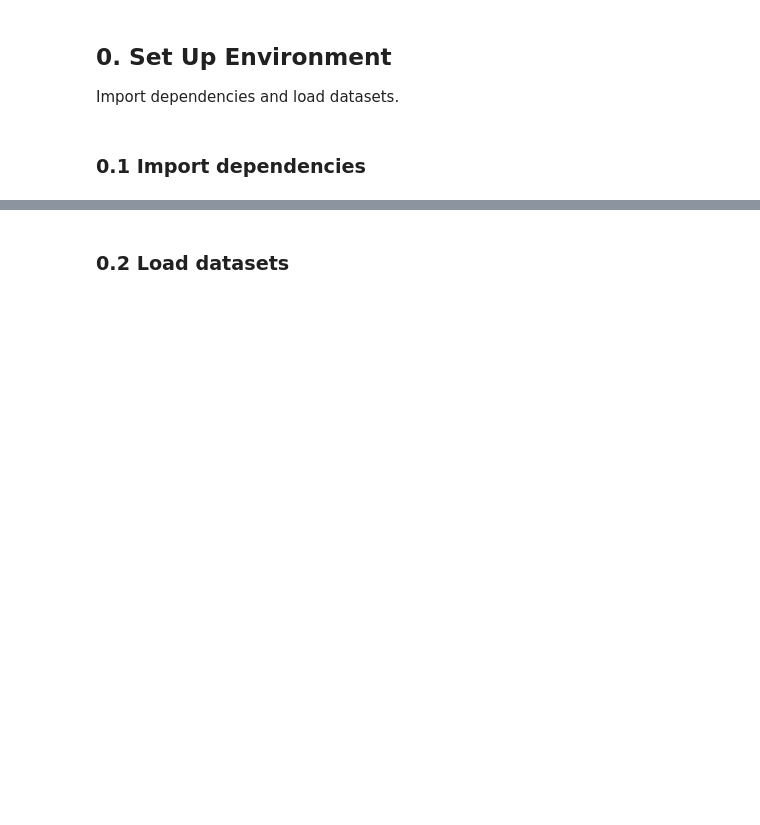
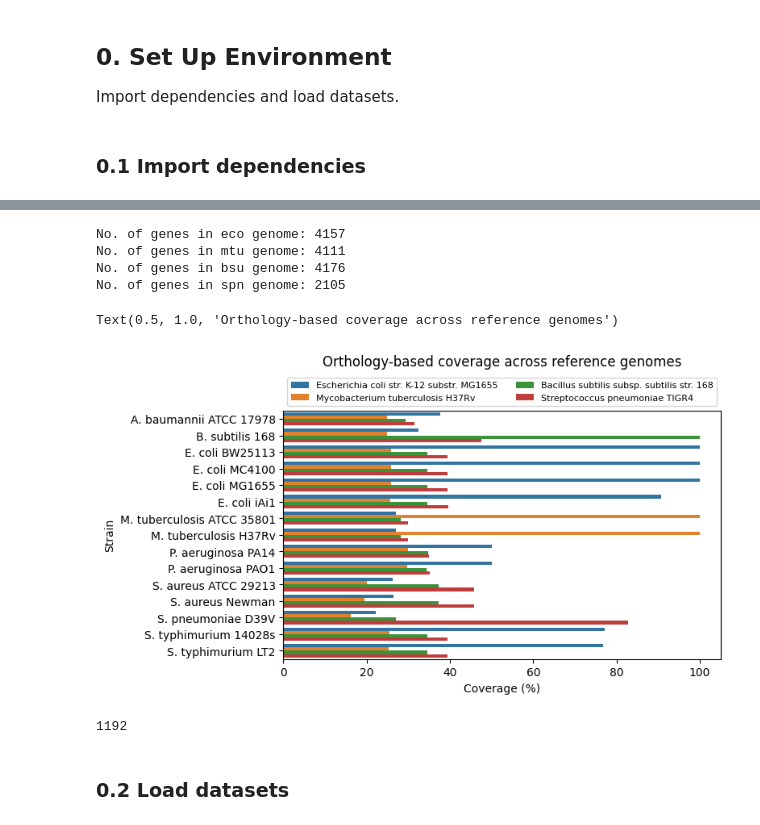
Before and after one commit to sriram-lab/TACTIC, a Jupyter notebook: TACTIC_analysis.ipynb, the cells around one changed output, grey strips where cells are left out. Saved outputs shown, nothing was run; the diff lists cells and outputs as text; code cells hidden in the pictures; blank space fills up the shorter version.

```diff
--- a/TACTIC_analysis.ipynb
+++ b/TACTIC_analysis.ipynb
@@ -33,0 +80,3 @@ from indigopy.core import featurize, classify
+# %%
+# Define metadata
+orthology['meta'] = {org: retrieve_kegg_metadata(org) for org in orthology['key'].keys()}
@@ -33,0 +174,27 @@ from indigopy.core import featurize, classify
+# %%
+# Define orthology maps
+ixn_data = pd.read_excel('./data/ixn_data.xlsx', sheet_name=None, engine='openpyxl')
+ixn_data['master'] = pd.concat([ixn_data['data'], ixn_data['Cacace_2023']])
+strains = sorted(set(ixn_data['master']['Strain']))
+orthology['map'] = {key: dict() for key in orthology['data'].keys()}
+for key, value in orthology['data'].items():
+    orthology['map'][key] = pd.DataFrame(np.nan, index=value['gene'], columns=strains)
+    for strain in strains:
+        if strain.endswith(('iAi1', 'PAO1', 'PA14', '14028s', 'LT2')):
+            keyword = strain.split()[-1].upper()
+        elif strain.endswith('D39V'):
+            keyword = strain.split()[-1][:-1]
+        elif 'coli' in strain:
+            keyword = 'MG1655'
+        elif 'aureus' in strain:
+            if 'Newman' in strain:
+                keyword = 'Newman'
+            else:
+                keyword = 'ECT-R 2'
+        else:
+            keyword = strain.split()[1]
+        df = value.filter(like=keyword)
+        if df.empty:
+            orthology['map'][key][strain] = True
+        else:
+            orthology['map'][key][strain] = df.values != '0'
@@ -33,0 +241,21 @@ from indigopy.core import featurize, classify
+# %%
+dfi = pd.DataFrame(np.nan, index=strains, columns=orthology['map'].keys())
+for key, value in orthology['map'].items():
+    dfi[key] = value.sum().div(value.shape[0]).mul(100)
+    print('No. of genes in {} genome: {}'.format(key, value.shape[0]))
+dfi.rename(columns=orthology['key'], inplace=True)
+# %% [output]
+No. of genes in eco genome: 4157
+No. of genes in mtu genome: 4111
+No. of genes in bsu genome: 4176
+No. of genes in spn genome: 2105
+# %%
+
+fig, ax = plt.subplots(figsize=(7, 4))
+dfp = dfi.reset_index(names='Strain').melt(id_vars='Strain', var_name='Reference', value_name='Coverage (%)')
+sns.barplot(data=dfp, x='Coverage (%)', y='Strain', hue='Reference', ax=ax)
+ax.legend(loc='upper center', bbox_to_anchor=(0.5, 1.15), ncol=2, fontsize=8)
+ax.set_title('Orthology-based coverage across reference genomes', pad=40)
+# %% [output]
+Text(0.5, 1.0, 'Orthology-based coverage across reference genomes')
+[figure, added]
@@ -33,0 +266,6 @@ from indigopy.core import featurize, classify
+# %%
+s1 = set(df1['Gene'])
+s2 = set(df2['Gene'])
+s3 = s1 & s2
+# %% [output]
+1192
```
Also changed, not shown: parts of 43 cells of this notebook, 4 other files.
